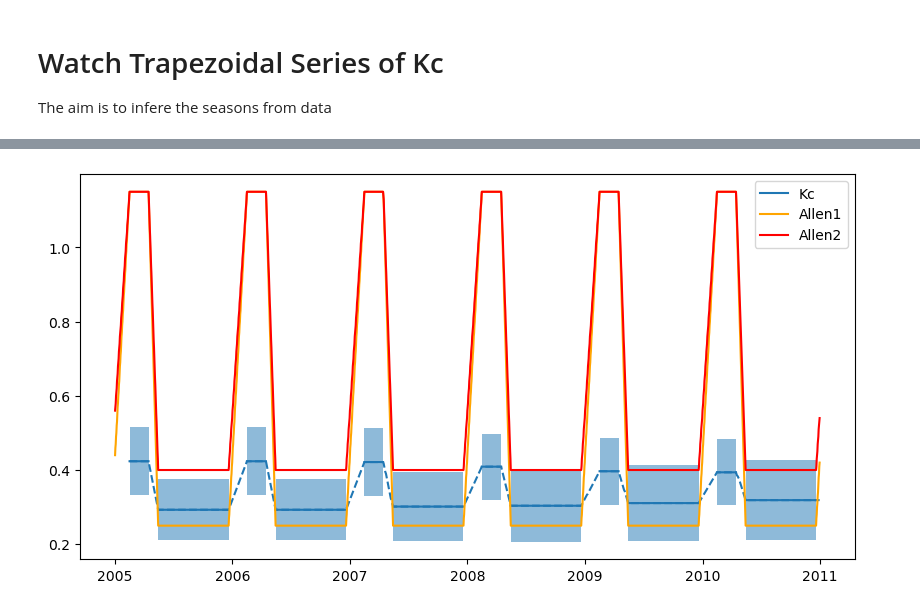
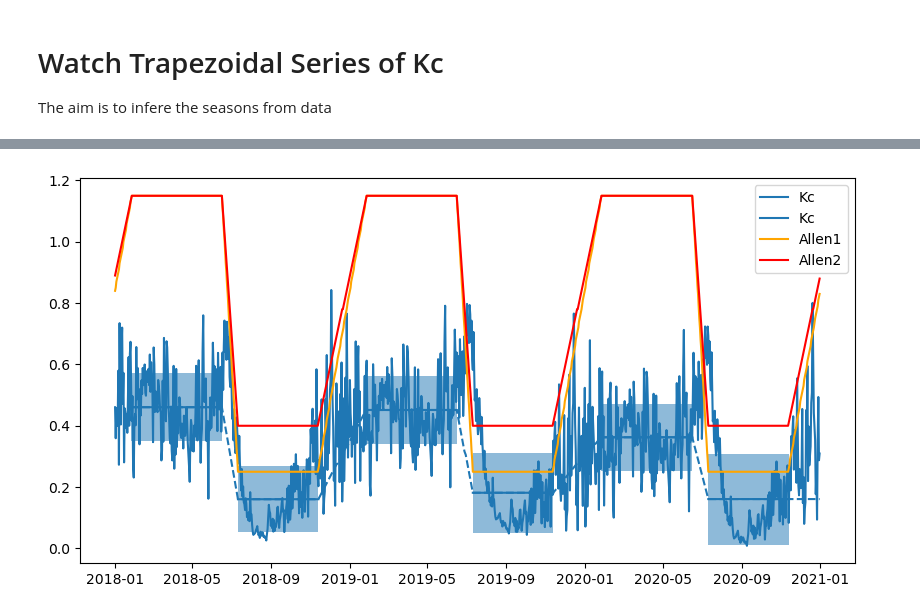
Before and after one commit to fedesss98/kc-predict, a Jupyter notebook: notebook/05-watch-trapezoidal.ipynb, the cells around one changed output, grey strips where cells are left out. Drawn from its saved outputs; the diff is of its cells as text; code cells hidden in the pictures.

```diff
--- a/notebook/05-watch-trapezoidal.ipynb
+++ b/notebook/05-watch-trapezoidal.ipynb
@@ -11,6 +11,6 @@ KC_FILE = "../data/us_arm_fede/data/postprocessed/kc_filtered.pickle"
 # %%
 df = pd.read_pickle(KC_FILE)
-allen = pd.read_csv(TRAPEZOIDAL_FILE, sep=';', decimal=',', infer_datetime_format=True, parse_dates=True, dayfirst=True, index_col=0)
+allen = pd.read_csv(TRAPEZOIDAL_FILE, sep=';', decimal='.', parse_dates=True, dayfirst=True, index_col=0)
 
 df.plot(subplots=True, figsize=(6, 3))
 # %% [output]
@@ -106,0 +42,5 @@ allen
+# %%
+allen_header = 'Allen_US_CF1'
+rallo_header = 'Rallo_US_CF1'
+allen1 = allen.groupby(allen_header)
+allen2 = allen.groupby(rallo_header)
@@ -109,5 +98,5 @@ df = df.reset_index()
 allen = allen.reset_index()
 
 # Create a new column 'month_day' in both dataframes that contains the month and day only
-allen['month_day'] = allen['Date'].dt.strftime('%m-%d')
+allen['month_day'] = allen['Day'].dt.strftime('%m-%d')
 df['month_day'] = df['Day'].dt.strftime('%m-%d')
@@ -122,0 +103,6 @@ final_df.plot(x='Day', y=['Kc', 'US_ARM_Allen1', 'US_ARM_Allen2'], figsize=(20,
+# %%
+# Merge the dataframes on 'month_day'
+final_df = pd.merge(df, allen, on='month_day', suffixes=('', '_ref'))
+final_df = final_df.sort_values('Day').drop(['month_day', 'Day_ref'], axis=1)
+
+final_df.plot(x='Day', y=['Kc', 'Allen_US_CF1', 'Rallo_US_CF1'], figsize=(20, 10))
@@ -192,23 +182,24 @@ trapezoidal_df
 # %%
 # df_to_plot = trapezoidal_df[trapezoidal_df['year'] == 2005]
 df_to_plot = trapezoidal_df
 
 fig, ax = plt.subplots(figsize=(10, 5))
 
 x = df_to_plot['Day']
 y = df_to_plot['Kc_trapezoidal']
 y_mids = mid_values
-y_allen1 = df_to_plot['US_ARM_Allen1']
-y_allen2 = df_to_plot['US_ARM_Allen2']
+y_allen1 = df_to_plot[allen_header]
+y_allen2 = df_to_plot[rallo_header]
 error = df_to_plot['Error']
 
+ax.plot(x, df_to_plot["Kc"], label='Kc', c='#1f77b4')
 ax.plot(x, y, label='Kc', c='#1f77b4')
 ax.plot(x, y_mids, linestyle='--', c='#1f77b4')
 ax.plot(x, y_allen1, label='Allen1', c='orange')
 ax.plot(x, y_allen2, label='Allen2', c='red')
 ax.fill_between(x, y-error, y+error, alpha=0.5)
 
 plt.legend()
 plt.show()
 # %% [output]
-[figure, old version]
+[figure, new version]
```
Also changed, not shown: parts of 14 cells of this notebook, 8 other files.
